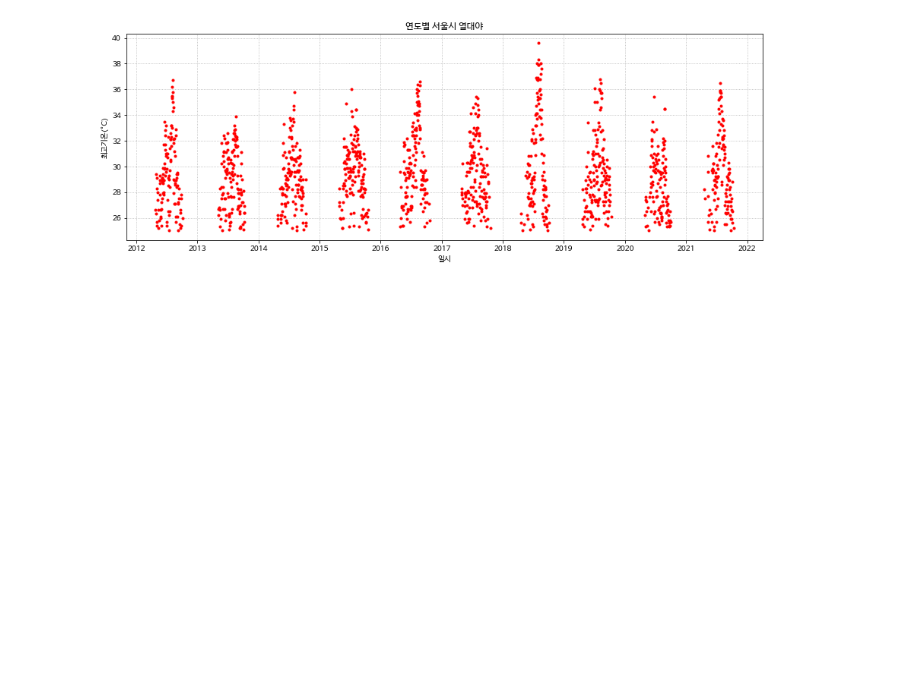
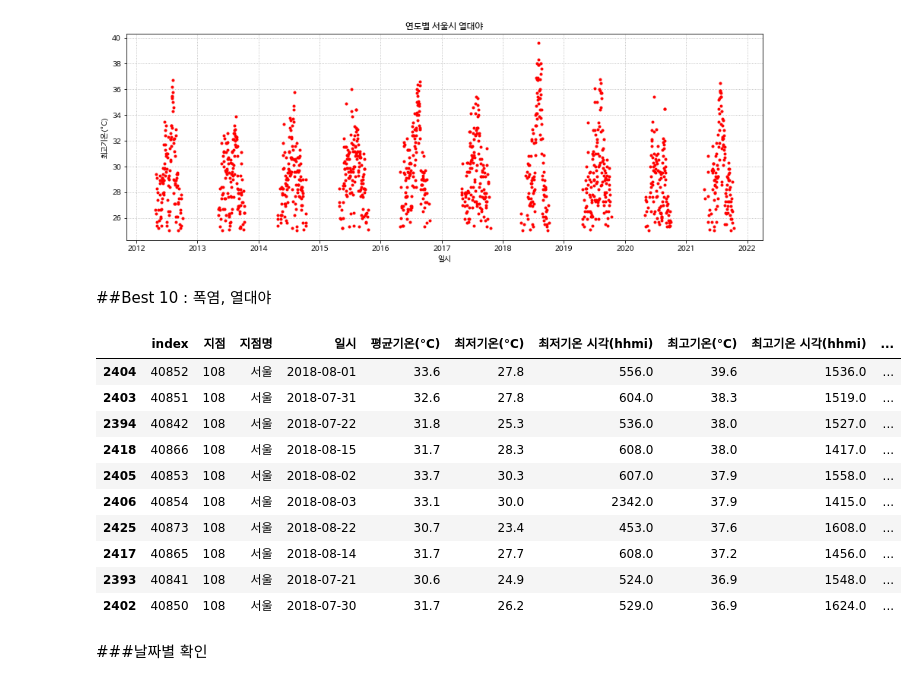
Before and after one commit to yojulab/learn_data_analytics, a Jupyter notebook: codes/서울_열대야_시각화.ipynb, the cells around one changed output. Saved outputs shown, nothing was run; the diff lists cells and outputs as text; code cells hidden in the pictures; blank space fills up the shorter version.

```diff
--- a/codes/서울_열대야_시각화.ipynb
+++ b/codes/서울_열대야_시각화.ipynb
@@ -293,3 +293,22 @@ plt.title('연도별 서울시 열대야')
 plt.show()
 # %% [output]
 [figure]
+# %% [markdown]
+##Best 10 : 폭염, 열대야
+# %%
+seoul_hotday_best = seoul_hotday.nlargest(10, '최고기온(°C)')
+seoul_hotday_best
+# %% [output]
+|  | index | 지점 | 지점명 | 일시 | 평균기온(°C) | 최저기온(°C) | 최저기온 시각(hhmi) | 최고기온(°C) | 최고기온 시각(hhmi) | ... |
+| 2404 | 40852 | 108 | 서울 | 2018-08-01 | 33.6 | 27.8 | 556.0 | 39.6 | 1536.0 | ... |
+| 2403 | 40851 | 108 | 서울 | 2018-07-31 | 32.6 | 27.8 | 604.0 | 38.3 | 1519.0 | ... |
+| 2394 | 40842 | 108 | 서울 | 2018-07-22 | 31.8 | 25.3 | 536.0 | 38.0 | 1527.0 | ... |
+| 2418 | 40866 | 108 | 서울 | 2018-08-15 | 31.7 | 28.3 | 608.0 | 38.0 | 1417.0 | ... |
+| 2405 | 40853 | 108 | 서울 | 2018-08-02 | 33.7 | 30.3 | 607.0 | 37.9 | 1558.0 | ... |
+| 2406 | 40854 | 108 | 서울 | 2018-08-03 | 33.1 | 30.0 | 2342.0 | 37.9 | 1415.0 | ... |
+| 2425 | 40873 | 108 | 서울 | 2018-08-22 | 30.7 | 23.4 | 453.0 | 37.6 | 1608.0 | ... |
+| 2417 | 40865 | 108 | 서울 | 2018-08-14 | 31.7 | 27.7 | 608.0 | 37.2 | 1456.0 | ... |
+| 2393 | 40841 | 108 | 서울 | 2018-07-21 | 30.6 | 24.9 | 524.0 | 36.9 | 1548.0 | ... |
+| 2402 | 40850 | 108 | 서울 | 2018-07-30 | 31.7 | 26.2 | 529.0 | 36.9 | 1624.0 | ... |
+# %% [markdown]
+###날짜별 확인
```
Also changed, not shown: parts of 4 cells of this notebook.
